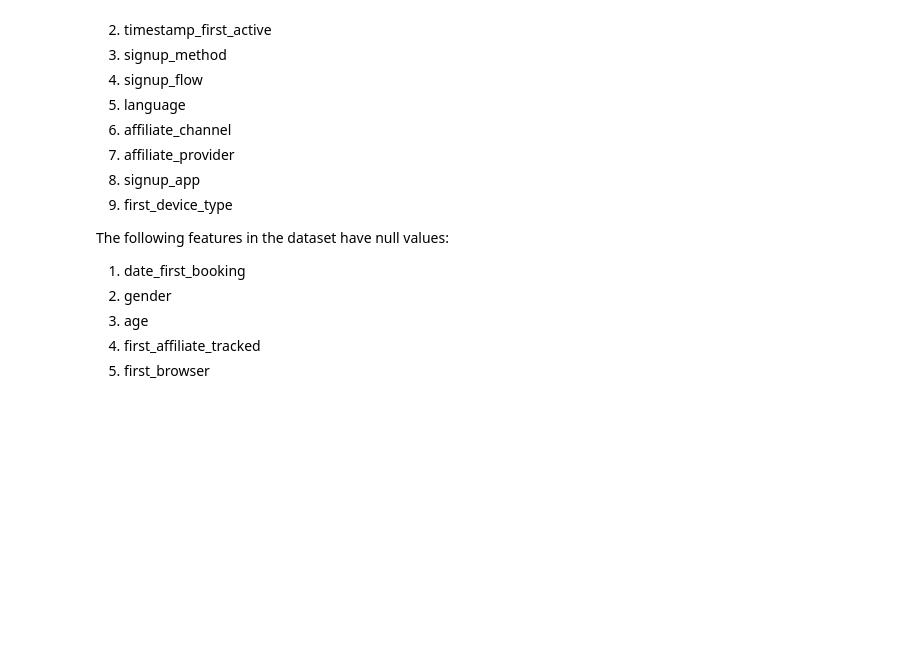
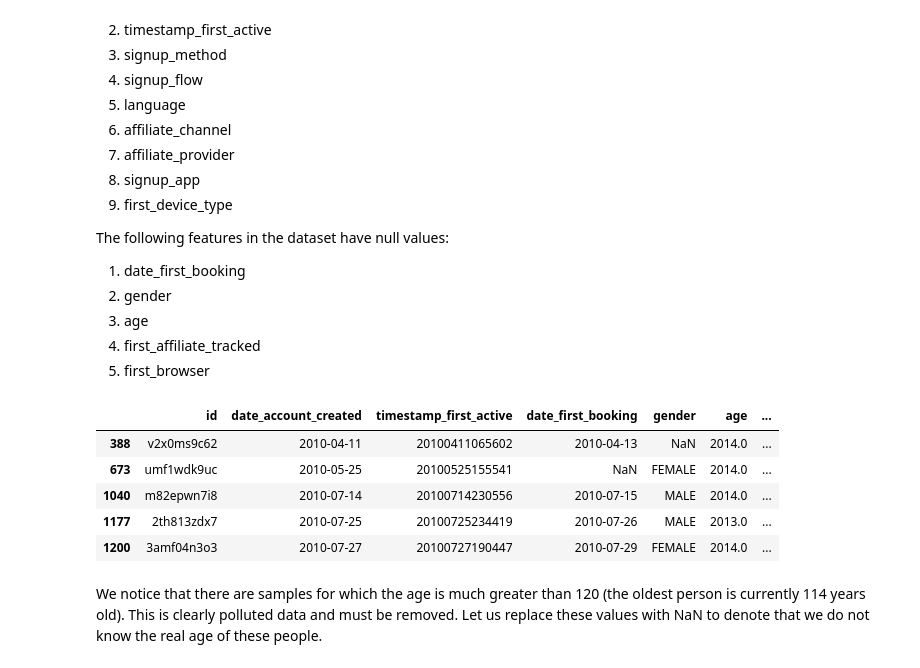
Before and after one commit to rounakbanik/airbnb, a Jupyter notebook: airbnb.ipynb, the cells around one changed output. Drawn from its saved outputs; the diff is of its cells as text; code cells hidden in the pictures; blank space fills up the shorter version.

```diff
--- a/airbnb.ipynb
+++ b/airbnb.ipynb
@@ -290,3 +290,14 @@ The following features in the dataset have null values:
 3. age
 4. first_affiliate_tracked
 5. first_browser
+# %%
+df_train[df_train['age'] > 120].head()
+# %% [output]
+|  | id | date_account_created | timestamp_first_active | date_first_booking | gender | age | ... |
+| 388 | v2x0ms9c62 | 2010-04-11 | 20100411065602 | 2010-04-13 | NaN | 2014.0 | ... |
+| 673 | umf1wdk9uc | 2010-05-25 | 20100525155541 | NaN | FEMALE | 2014.0 | ... |
+| 1040 | m82epwn7i8 | 2010-07-14 | 20100714230556 | 2010-07-15 | MALE | 2014.0 | ... |
+| 1177 | 2th813zdx7 | 2010-07-25 | 20100725234419 | 2010-07-26 | MALE | 2013.0 | ... |
+| 1200 | 3amf04n3o3 | 2010-07-27 | 20100727190447 | 2010-07-29 | FEMALE | 2014.0 | ... |
+# %% [markdown]
+We notice that there are samples for which the age is much greater than 120 (the oldest person is currently 114 years old). This is clearly polluted data and must be removed. Let us replace these values with NaN to denote that we do not know the real age of these people.
```
Also changed, not shown: parts of 2 cells of this notebook, 1 other file.
